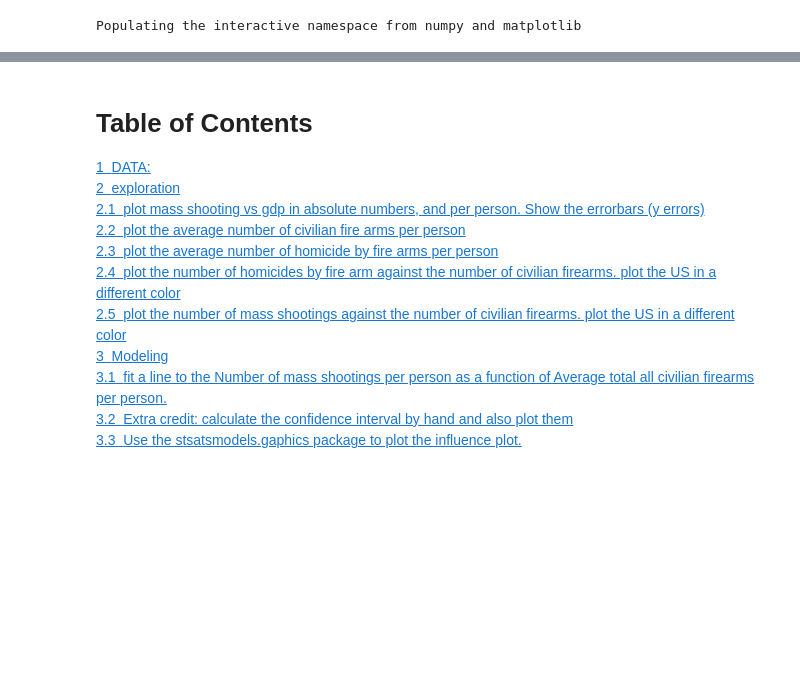
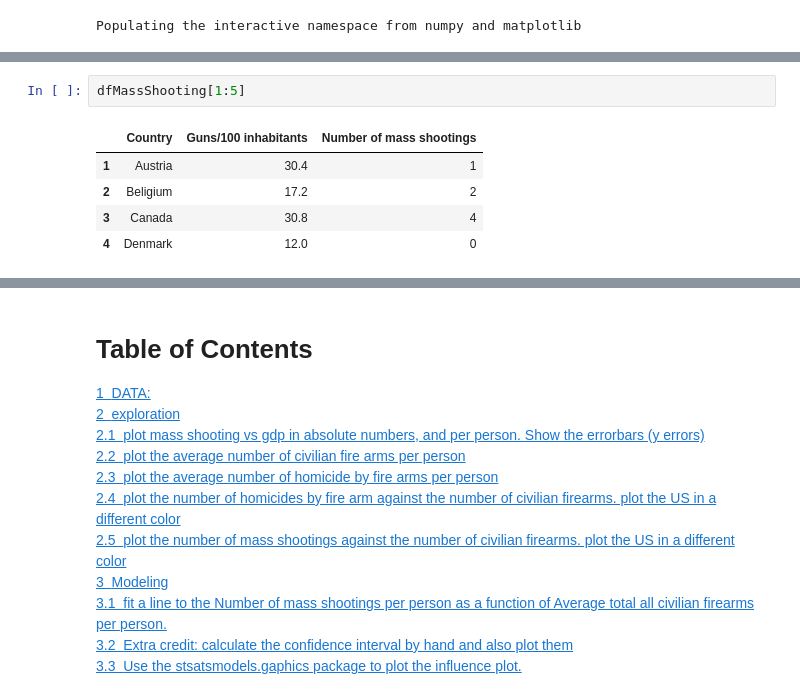
Before and after one commit to jkastelan/PUI2017_jlk635, a Jupyter notebook: HW5_jlk635/Assignment3_jlk635.ipynb, the cells around one changed output, grey strips where cells are left out. Saved outputs shown, nothing was run; the diff lists cells and outputs as text; blank space fills up the shorter version.

```diff
--- a/HW5_jlk635/Assignment3_jlk635.ipynb
+++ b/HW5_jlk635/Assignment3_jlk635.ipynb
@@ -27,0 +33,8 @@ dfSummer.head()
+# %%
+dfMassShooting[1:5]
+# %% [output]
+|  | Country | Guns/100 inhabitants | Number of mass shootings |
+| 1 | Austria | 30.4 | 1 |
+| 2 | Beligium | 17.2 | 2 |
+| 3 | Canada | 30.8 | 4 |
+| 4 | Denmark | 12.0 | 0 |
```
Also changed, not shown: parts of 6 cells of this notebook, 1 other file.
